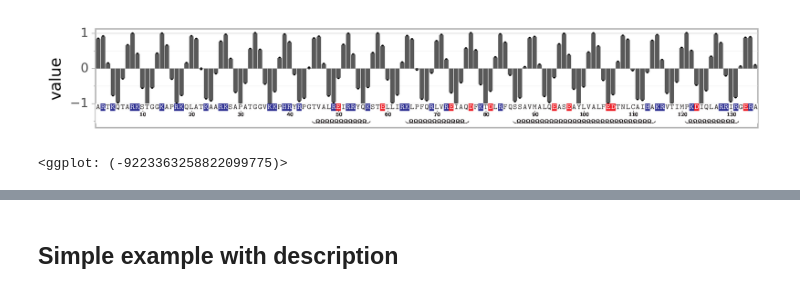
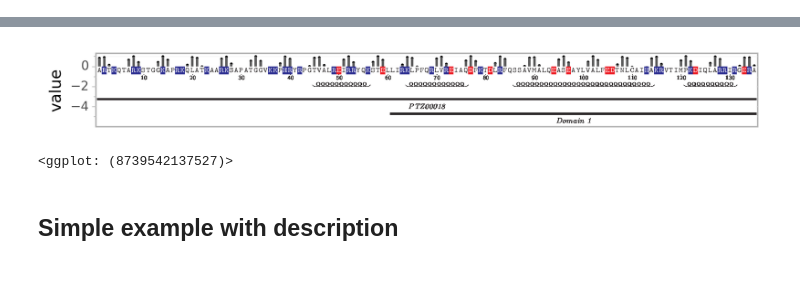
Before and after one commit to intbio/seqplot, a Jupyter notebook: example.ipynb, the cells around one changed output, grey strips where cells are left out. Drawn from its saved outputs; the diff is of its cells as text; code cells hidden in the pictures.

```diff
--- a/example.ipynb
+++ b/example.ipynb
@@ -13,8 +13,9 @@ from seqplot import p9tools
 from seqplot.p9tools import geom_seq_x
 # %%
 from seqplot.pdb_plot import plot_prof4pdb
-# %%
-plot_prof4pdb()
-# %% [output]
-[figure, removed]
-<ggplot: (-9223363258822099775)>
+# %%
+%%time
+import warnings
+warnings.filterwarnings('ignore')
+plot_prof4pdb(quick=False)
+# %% [output]
@@ -21,3 +24,5 @@ plot_prof4pdb()
+[figure, added]
+<ggplot: (8739542137527)>
 # %% [markdown]
 ## Simple example with description
 # %%
```
Also changed, not shown: parts of 1 cell of this notebook, 2 other files.
